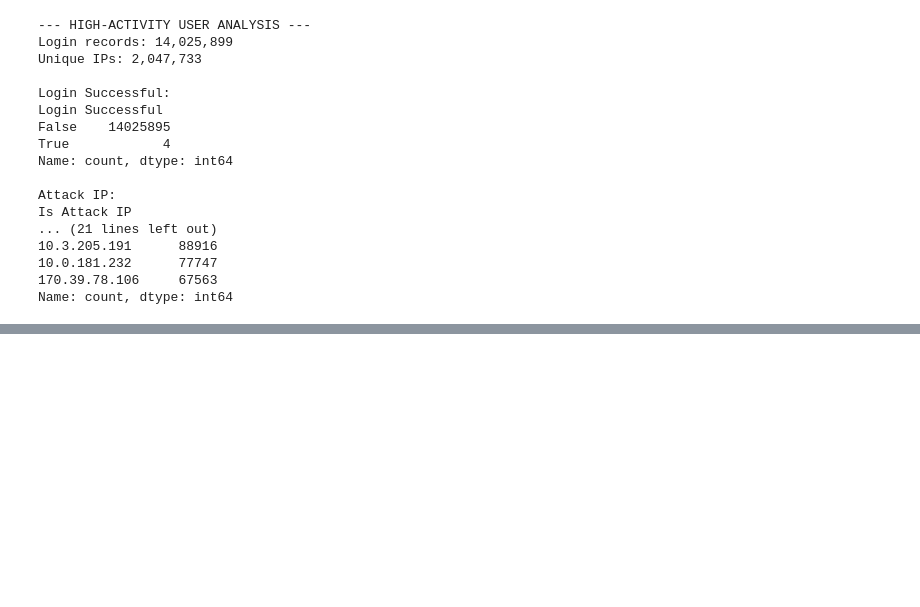
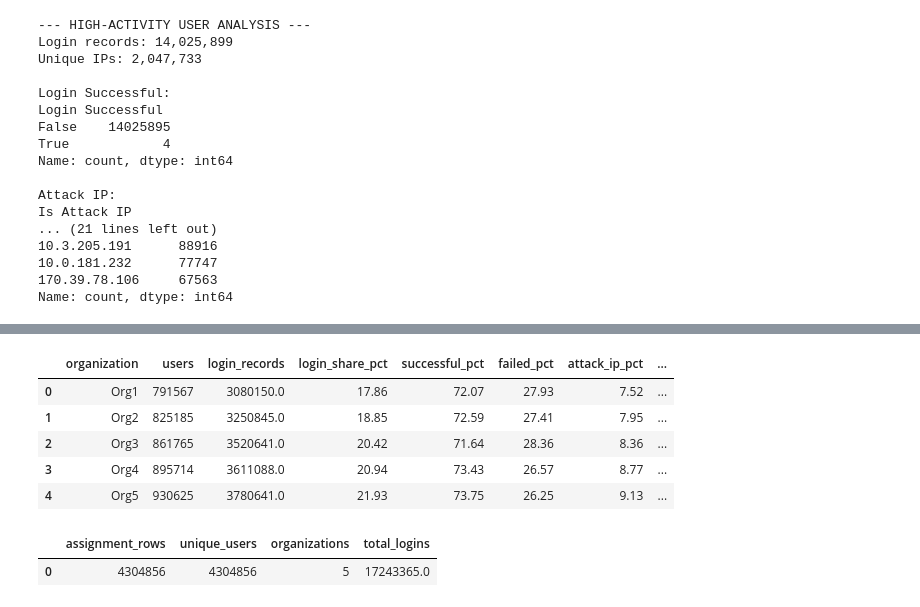
Before and after one commit to gulfatima-git/CredBlock-FL, a Jupyter notebook: notebooks/rba_exploration.ipynb, the cells around one changed output, grey strips where cells are left out. Saved outputs shown, nothing was run; the diff lists cells and outputs as text; code cells hidden in the pictures; blank space fills up the shorter version.

Commit message:
Create five non-IID organization partitions from RBA dataset

```diff
--- a/notebooks/rba_exploration.ipynb
+++ b/notebooks/rba_exploration.ipynb
@@ -503,0 +795,68 @@ Name: count, dtype: int64
+# %%
+org_summary = duckdb.sql(f"""
+    SELECT
+        organization,
+
+        COUNT(*) AS users,
+
+        SUM(total_logins) AS login_records,
+
+        ROUND(
+            100.0 * SUM(total_logins)
+            / SUM(SUM(total_logins)) OVER (),
+            2
+        ) AS login_share_pct,
+
+        ROUND(
+            100.0 * SUM(successful_logins)
+            / SUM(total_logins),
+            2
+        ) AS successful_pct,
+
+        ROUND(
+            100.0 * SUM(failed_logins)
+            / SUM(total_logins),
+            2
+        ) AS failed_pct,
+
+        ROUND(
+            100.0 * SUM(attack_ip_logins)
+            / SUM(total_logins),
+            2
+        ) AS attack_ip_pct,
+
+        SUM(
+            CASE
+                WHEN account_takeover_logins > 0
+                THEN 1 ELSE 0
+            END
+        ) AS ato_users
+
+    FROM read_parquet('{assignment_path}')
+
+    GROUP BY organization
+    ORDER BY organization
+""").df()
+
+display(org_summary)
+# %% [output]
+|  | organization | users | login_records | login_share_pct | successful_pct | failed_pct | attack_ip_pct | ... |
+| 0 | Org1 | 791567 | 3080150.0 | 17.86 | 72.07 | 27.93 | 7.52 | ... |
+| 1 | Org2 | 825185 | 3250845.0 | 18.85 | 72.59 | 27.41 | 7.95 | ... |
+| 2 | Org3 | 861765 | 3520641.0 | 20.42 | 71.64 | 28.36 | 8.36 | ... |
+| 3 | Org4 | 895714 | 3611088.0 | 20.94 | 73.43 | 26.57 | 8.77 | ... |
+| 4 | Org5 | 930625 | 3780641.0 | 21.93 | 73.75 | 26.25 | 9.13 | ... |
+# %%
+integrity_check = duckdb.sql(f"""
+    SELECT
+        COUNT(*) AS assignment_rows,
+        COUNT(DISTINCT user_id) AS unique_users,
+        COUNT(DISTINCT organization) AS organizations,
+        SUM(total_logins) AS total_logins
+    FROM read_parquet('{assignment_path}')
+""").df()
+
+display(integrity_check)
+# %% [output]
+|  | assignment_rows | unique_users | organizations | total_logins |
+| 0 | 4304856 | 4304856 | 5 | 17243365.0 |
```
Also changed, not shown: parts of 7 cells of this notebook.
